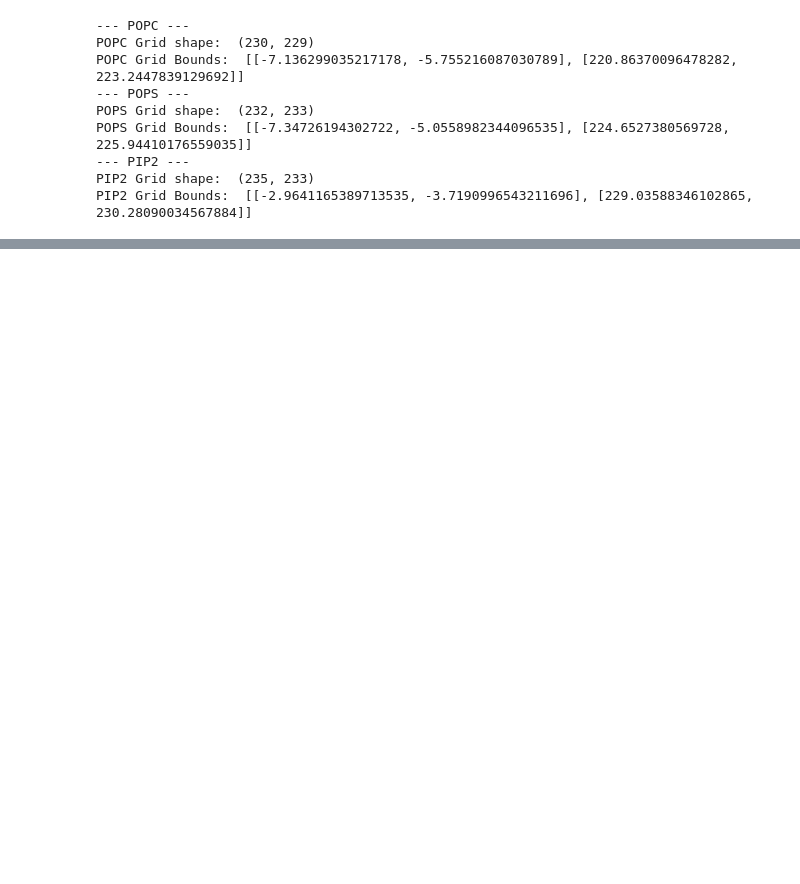
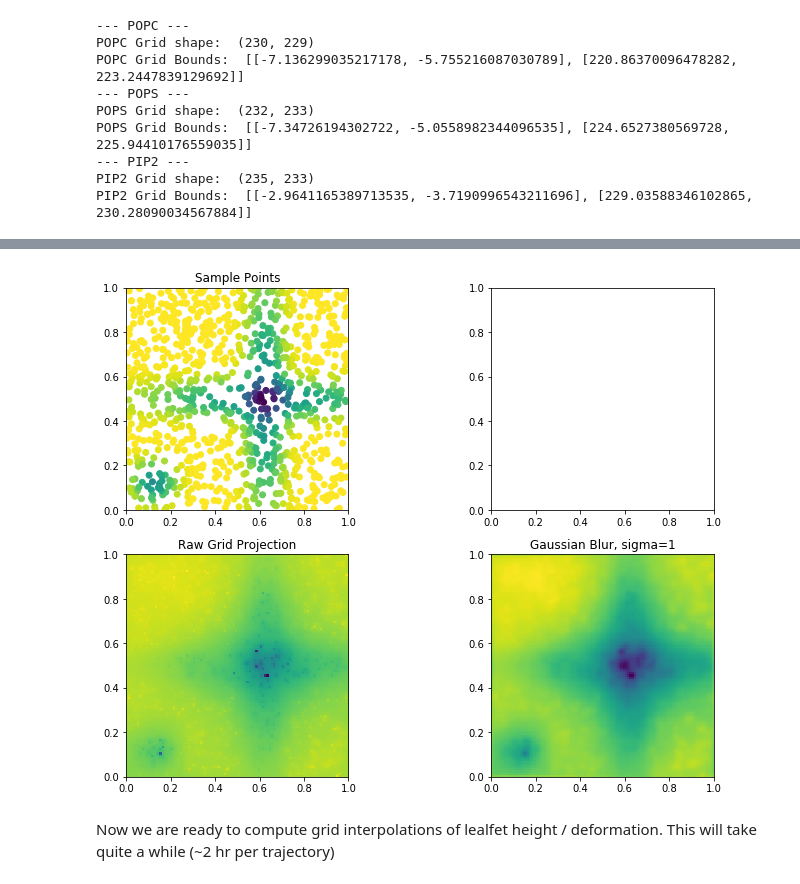
Before and after one commit to wesleymsmith/lipidMapVisualization, a Jupyter notebook: grid_height_interpolation.ipynb, the cells around one changed output, grey strips where cells are left out. Drawn from its saved outputs; the diff is of its cells as text; code cells hidden in the pictures; blank space fills up the shorter version.

Commit message:
grid height interpolation: added height interpolation scheme and test case

```diff
--- a/grid_height_interpolation.ipynb
+++ b/grid_height_interpolation.ipynb
@@ -221,0 +294,48 @@ PIP2 Grid Bounds:  [[-2.9641165389713535, -3.7190996543211696], [229.03588346102
+# %%
+nX=100
+nY=100
+sampleArr=np.random.random([1000,3])
+sampleArr[:,2]=3-np.exp(
+    -(((.625-sampleArr[:,0])**2)/(1./144.)+\
+      ((.5-sampleArr[:,1])**2)/(1./4.)))+\
+    -np.exp(
+    -(((.625-sampleArr[:,0])**2)/(1./4.)+\
+      ((.5-sampleArr[:,1])**2)/(1./144.)))+\
+    -np.exp(
+    -(((.125-sampleArr[:,0])**2)/(1./121.)+\
+      ((.125-sampleArr[:,1])**2)/(1./121.)))
+sampleBounds=np.array([[0,1],[0,1]])
+gridX,gridY=np.meshgrid(
+    np.linspace(sampleBounds[0,0],sampleBounds[0,1],nX),
+    np.linspace(sampleBounds[1,0],sampleBounds[1,1],nY))
+gridMat=gridHeight2D(sampleArr,gridX,gridY)
+
+fig,axs=plt.subplots(2,2)
+fig.set_figheight(9)
+fig.set_figwidth(12)
+ax=axs.flat[0]
+ax.scatter(sampleArr[:,0],
+            sampleArr[:,1],
+            c=sampleArr[:,2])
+ax.set_aspect('equal')
+ax.set_xlim(0,1)
+ax.set_ylim(0,1)
+ax.set_title('Sample Points')
+axs.flat[1].set_aspect('equal')
+ax=axs.flat[2]
+ax.imshow((np.rot90(gridMat.T)),
+          extent=(-0,1,0,1))
+ax.set_title('Raw Grid Projection')
+ax=axs.flat[3]
+ax.imshow(sp.ndimage.filters.gaussian_filter(
+            np.rot90(gridMat.T),sigma=1.,mode='wrap'),
+          extent=(-0,1,0,1))
+ax.set_title('Gaussian Blur, sigma=1')
+plt.show()
+#print sampleArr
+#print gridMat
+# %% [output]
+[figure, added]
+# %% [markdown]
+Now we are ready to compute grid interpolations of lealfet height / deformation.
+This will take quite a while (~2 hr per trajectory)
```
Also changed, not shown: parts of 8 cells of this notebook.
